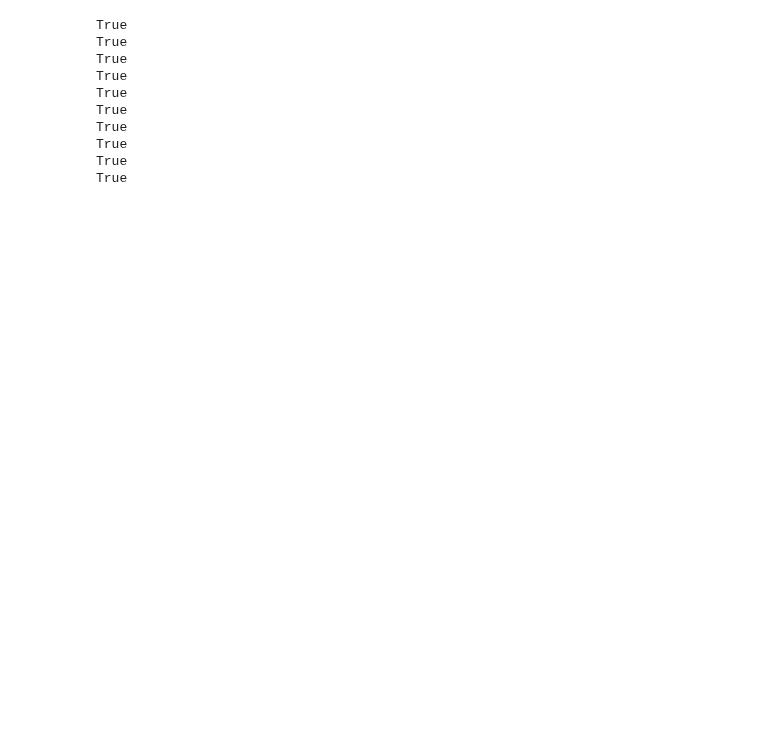
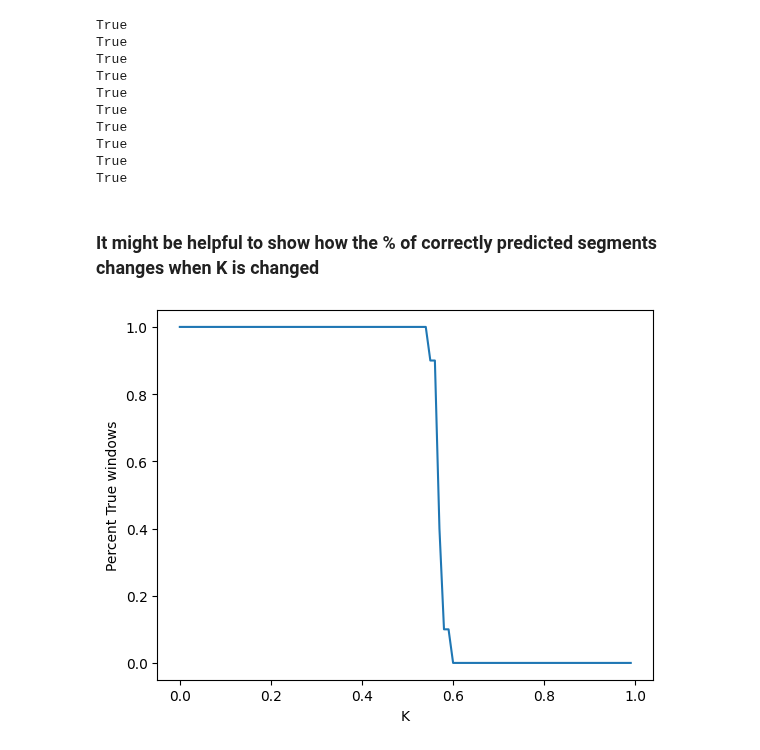
Before and after one commit to joshuapalicka/network-anomaly-detection, a Jupyter notebook: test_pak.ipynb, the cells around one changed output. Drawn from its saved outputs; the diff is of its cells as text; code cells hidden in the pictures; blank space fills up the shorter version.

Commit message:
Finishes test PA%K implementation and adds a graph, showing effect of different K values on PA%K

```diff
--- a/test_pak.ipynb
+++ b/test_pak.ipynb
@@ -230,3 +230,25 @@ True
 True
 True
 True
+# %% [markdown]
+### It might be helpful to show how the % of correctly predicted segments changes when K is changed
+# %%
+K_list = list(range(100))
+K_list = [item/100 for item in K_list]
+# %%
+true_PAK_pct = []
+for K in K_list:
+    num_true = 0
+    for i in range(len(anomaly_segment_lists)):
+        if pak(anomaly_segment_lists[i], ground_truth_lists[i], model.threshold, K):
+            num_true += 1
+    true_PAK_pct.append(num_true/len(anomaly_segment_lists))
+# %%
+import matplotlib.pyplot as plt
+
+plt.plot(K_list, true_PAK_pct)
+plt.xlabel("K")
+plt.ylabel("Percent True windows")
+plt.show()
+# %% [output]
+[figure, added]
```
Also changed, not shown: parts of 9 cells of this notebook.
